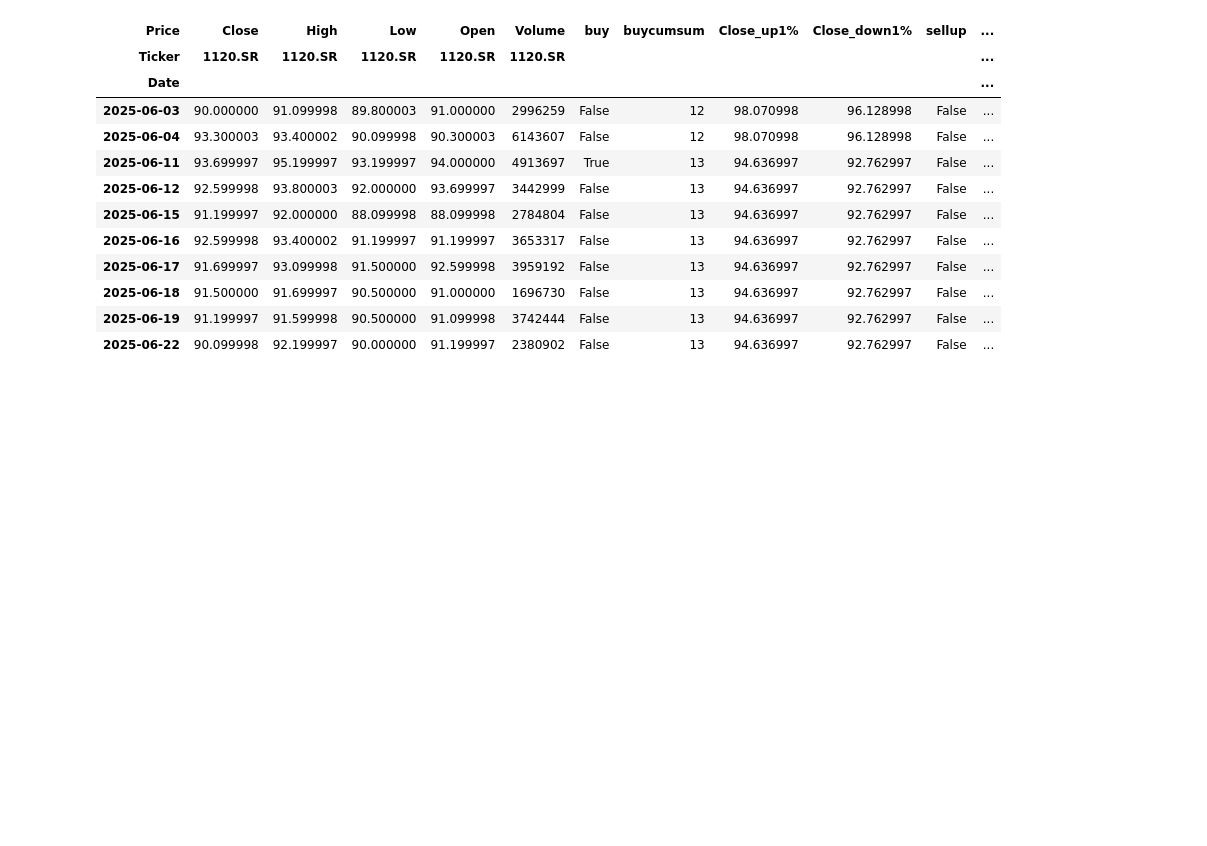
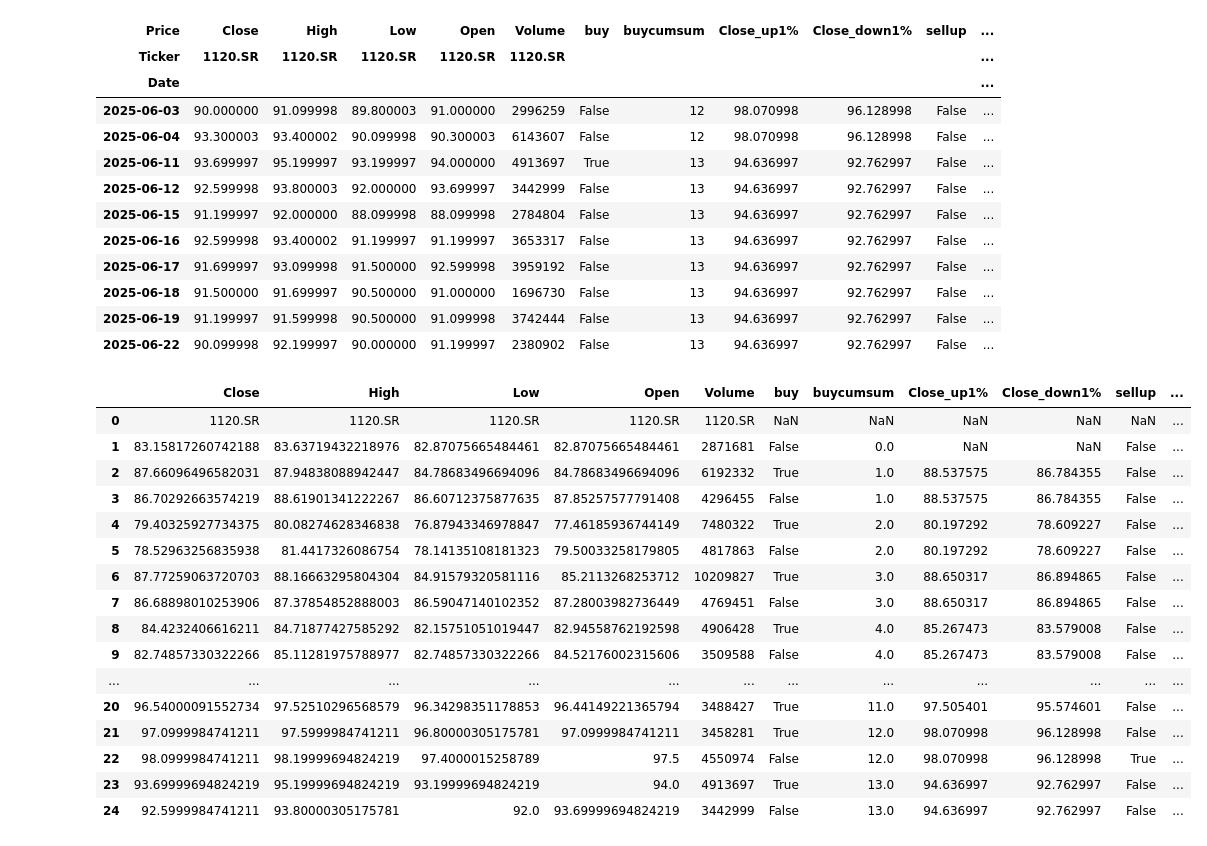
Before and after one commit to kamarulaw/saudi_backtests, a Jupyter notebook: 250715/progress.ipynb, the cells around one changed output. Saved outputs shown, nothing was run; the diff lists cells and outputs as text; code cells hidden in the pictures; blank space fills up the shorter version.

```diff
--- a/250715/progress.ipynb
+++ b/250715/progress.ipynb
@@ -194,6 +194,29 @@ data.tail(10)
 | 2025-06-18 | 91.500000 | 91.699997 | 90.500000 | 91.000000 | 1696730 | False | 13 | 94.636997 | 92.762997 | False | ... |
 | 2025-06-19 | 91.199997 | 91.599998 | 90.500000 | 91.099998 | 3742444 | False | 13 | 94.636997 | 92.762997 | False | ... |
 | 2025-06-22 | 90.099998 | 92.199997 | 90.000000 | 91.199997 | 2380902 | False | 13 | 94.636997 | 92.762997 | False | ... |
+# %%
+data.to_csv('out.csv', index=False)
+data = pd.read_csv('out.csv')
+data = data.drop_duplicates(subset=['buycumsum', 'sell'], keep='first',inplace=False)
+data
+# %% [output]
+|  | Close | High | Low | Open | Volume | buy | buycumsum | Close_up1% | Close_down1% | sellup | ... |
+| 0 | 1120.SR | 1120.SR | 1120.SR | 1120.SR | 1120.SR | NaN | NaN | NaN | NaN | NaN | ... |
+| 1 | 83.15817260742188 | 83.63719432218976 | 82.87075665484461 | 82.87075665484461 | 2871681 | False | 0.0 | NaN | NaN | False | ... |
+| 2 | 87.66096496582031 | 87.94838088942447 | 84.78683496694096 | 84.78683496694096 | 6192332 | True | 1.0 | 88.537575 | 86.784355 | False | ... |
+| 3 | 86.70292663574219 | 88.61901341222267 | 86.60712375877635 | 87.85257577791408 | 4296455 | False | 1.0 | 88.537575 | 86.784355 | False | ... |
+| 4 | 79.40325927734375 | 80.08274628346838 | 76.87943346978847 | 77.46185936744149 | 7480322 | True | 2.0 | 80.197292 | 78.609227 | False | ... |
+| 5 | 78.52963256835938 | 81.4417326086754 | 78.14135108181323 | 79.50033258179805 | 4817863 | False | 2.0 | 80.197292 | 78.609227 | False | ... |
+| 6 | 87.77259063720703 | 88.16663295804304 | 84.91579320581116 | 85.2113268253712 | 10209827 | True | 3.0 | 88.650317 | 86.894865 | False | ... |
+| 7 | 86.68898010253906 | 87.37854852888003 | 86.59047140102352 | 87.28003982736449 | 4769451 | False | 3.0 | 88.650317 | 86.894865 | False | ... |
+| 8 | 84.4232406616211 | 84.71877427585292 | 82.15751051019447 | 82.94558762192598 | 4906428 | True | 4.0 | 85.267473 | 83.579008 | False | ... |
+| 9 | 82.74857330322266 | 85.11281975788977 | 82.74857330322266 | 84.52176002315606 | 3509588 | False | 4.0 | 85.267473 | 83.579008 | False | ... |
+| ... | ... | ... | ... | ... | ... | ... | ... | ... | ... | ... | ... |
+| 20 | 96.54000091552734 | 97.52510296568579 | 96.34298351178853 | 96.44149221365794 | 3488427 | True | 11.0 | 97.505401 | 95.574601 | False | ... |
+| 21 | 97.0999984741211 | 97.5999984741211 | 96.80000305175781 | 97.0999984741211 | 3458281 | True | 12.0 | 98.070998 | 96.128998 | False | ... |
+| 22 | 98.0999984741211 | 98.19999694824219 | 97.4000015258789 | 97.5 | 4550974 | False | 12.0 | 98.070998 | 96.128998 | True | ... |
+| 23 | 93.69999694824219 | 95.19999694824219 | 93.19999694824219 | 94.0 | 4913697 | True | 13.0 | 94.636997 | 92.762997 | False | ... |
+| 24 | 92.5999984741211 | 93.80000305175781 | 92.0 | 93.69999694824219 | 3442999 | False | 13.0 | 94.636997 | 92.762997 | False | ... |
 # %%
 # Reformat data for final counts
 #data.to_csv('out.csv', index=False)
```
